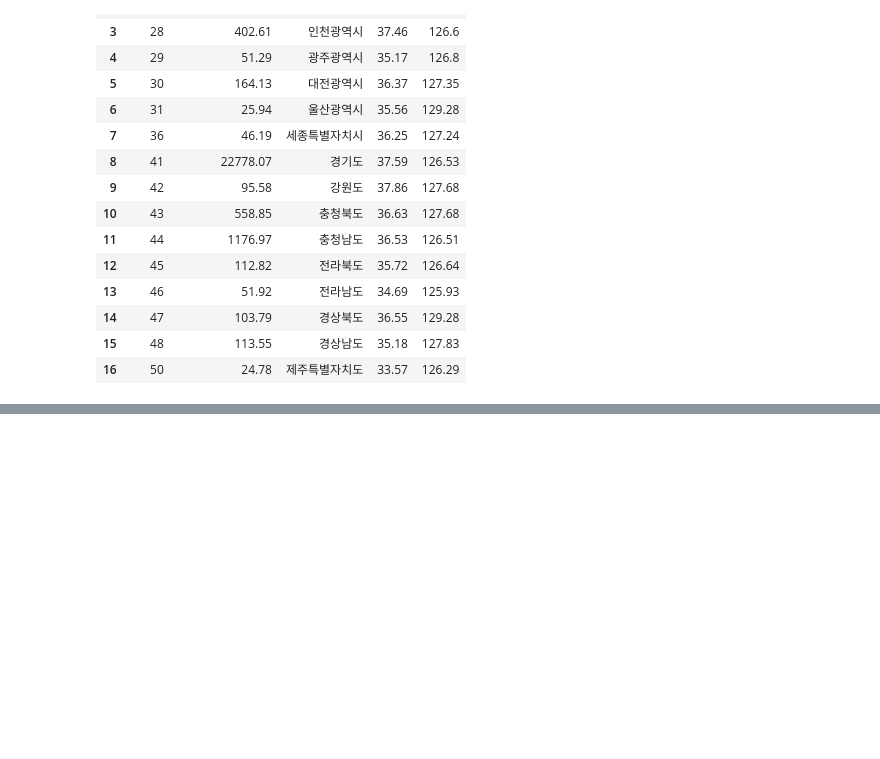
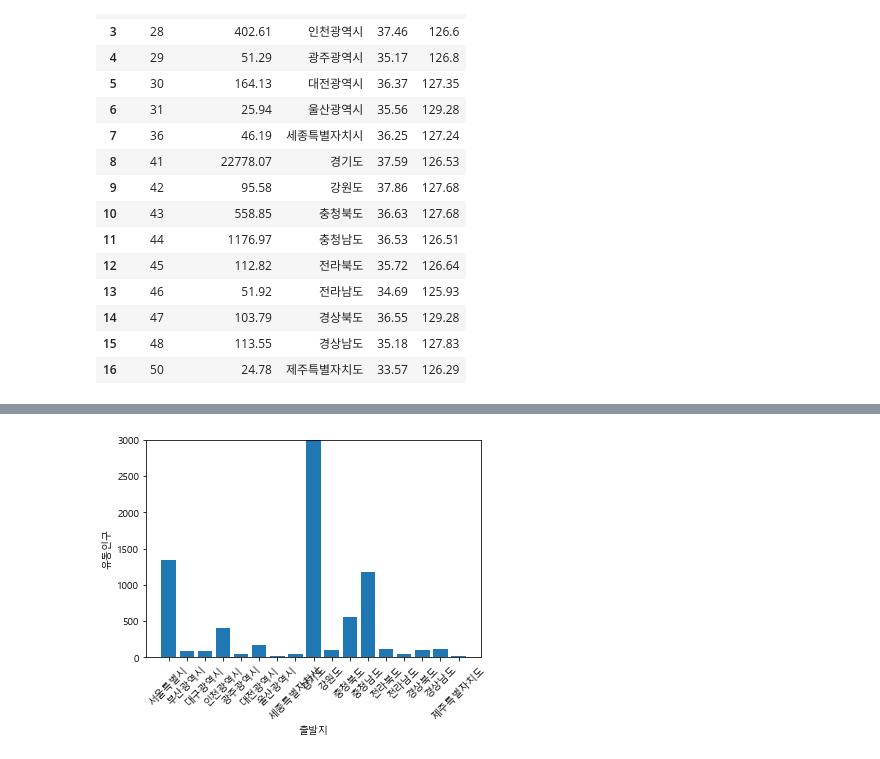
Before and after one commit to escortKwon/Advanced-AI-Education, a Jupyter notebook: 1st_week/Floating Population_visualization.ipynb, the cells around one changed output, grey strips where cells are left out. Drawn from its saved outputs; the diff is of its cells as text; code cells hidden in the pictures; blank space fills up the shorter version.

```diff
--- a/1st_week/Floating Population_visualization.ipynb
+++ b/1st_week/Floating Population_visualization.ipynb
@@ -135,2 +190,14 @@ return_data # 확인용 출력
+# %%
+# Bar Plot 작성
+plt.bar(return_data['ADDR'], return_data[check_column])
+
+plt.xlabel('출발지')
+plt.xticks(rotation=45)
+plt.ylabel('유동인구')
+plt.ylim(0, 3000)
+
+plt.show()
+# %% [output]
+[figure, added]
 # %%
 # DataFrame --> csv 변환
```
Also changed, not shown: parts of 8 cells of this notebook, 1 other file.
